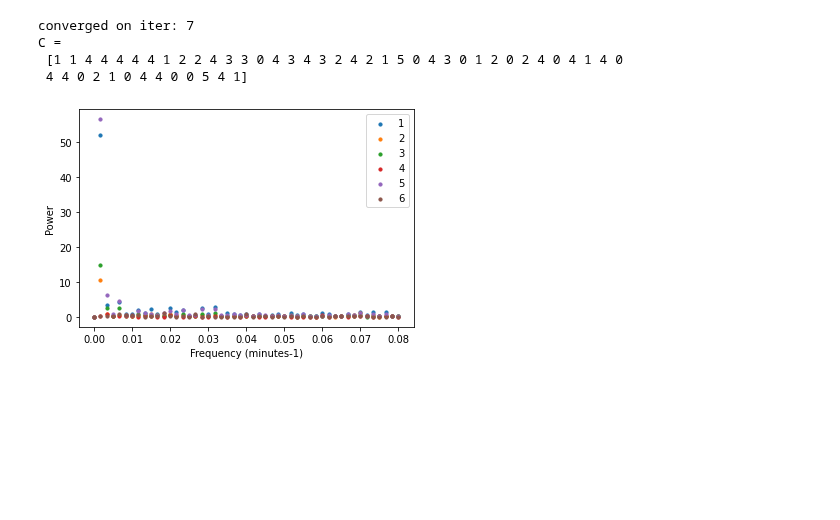
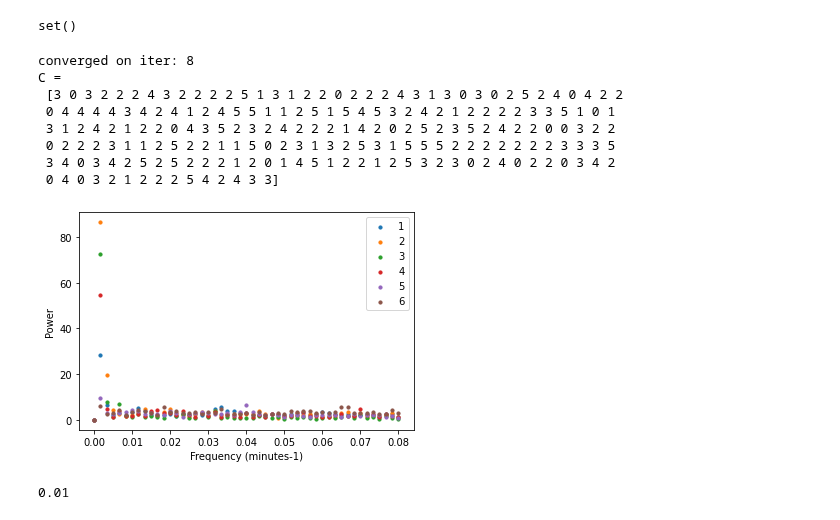
Before and after one commit to JohnWSteill/jlab_proj, a Jupyter notebook: Somite_Cycle_Study.ipynb, the cells around one changed output. Drawn from its saved outputs; the diff is of its cells as text; code cells hidden in the pictures; blank space fills up the shorter version.

```diff
--- a/Somite_Cycle_Study.ipynb
+++ b/Somite_Cycle_Study.ipynb
@@ -139,0 +119,13 @@ s814_pd_array = np.array([i[1] for i in s814_pd])
+# %%
+s814_adata = sc.read("data/sub_0814_miRNA.ec.tab").T
+
+s814_adata.obs['time'] = get_s814_time(s814_adata.obs.index)
+
+s800_adata = sc.read("data/s800.tab").T
+
+s800_adata.obs['time'] = get_s800_time(s800_adata.obs.index)
+
+s814_adata,s814_top = preprocessing(s814_adata,n_expressed=50)
+s800_adata,s800_top = preprocessing(s800_adata)
+
+s814_clodis_gene,s814_pd,s814_pd_array = get_mutual_periodgram_genes(s814_top, 'hsa-miR-10a-5p', s800_top)
@@ -271,0 +207,18 @@ Trying to set attribute `.obs` of view, copying.
+# %%
+s745_adata = sc.read("data/sub_0745_miRNA.ec.tab").T
+
+
+s745_adata_first_run = s745_adata[::2]
+s745_adata_second_run = s745_adata[1::2]
+
+s745_adata_first_run.obs['time'] = get_s745_time(s745_adata.obs.index[::2])
+s745_adata_second_run.obs['time'] = get_s745_time(s745_adata.obs.index[1::2])
+
+drop_description("data/sub_0743.genes.no_mt.tpm.rescale.tab", "data/s743.tab")
+s743_adata = sc.read("data/s743.tab").T
+
+s743_adata.obs['time'] = get_s745_time(s743_adata.obs.index)
+
+s745_1_adata,s745_1_top = preprocessing(s745_adata_first_run)
+s745_2_adata,s745_2_top = preprocessing(s745_adata_second_run)
+s743_adata,s743_top = preprocessing(s743_adata)
@@ -271,0 +228,6 @@ Trying to set attribute `.obs` of view, copying.
+# %%
+s745_1_clodis_gene,s745_pd_first_run,s745_pd_array_first_run = get_mutual_periodgram_genes(
+    s745_1_top, 'hsa-miR-10a-5p', s743_top
+)
+
+print(s745_1_clodis_gene)
@@ -272,26 +276,38 @@ Trying to set attribute `.obs` of view, copying.
+# %%
+#none of them are defined target for hsa-miR-10a-5p based on miRDA database
+
+set(s745_2_clodis_gene.index)&set(s745_1_clodis_gene.index)&set(s814_clodis_gene.index)
+# %% [output]
+set()
 # %%
 K = 6
-C, centroids = k_means_from_pd_data(s745_pd_array_first,K)
+C, centroids = k_means_from_pd_data(s745_pd_array_first_run,K)
 
 print('C = \n', C)
 # %% [output]
-converged on iter: 7
+converged on iter: 8
 C =
- [1 1 4 4 4 4 4 1 2 2 4 3 3 0 4 3 4 3 2 4 2 1 5 0 4 3 0 1 2 0 2 4 0 4 1 4 0
- 4 4 0 2 1 0 4 4 0 0 5 4 1]
+ [3 0 3 2 2 2 4 3 2 2 2 2 5 1 3 1 2 2 0 2 2 2 4 3 1 3 0 3 0 2 5 2 4 0 4 2 2
+ 0 4 4 4 4 3 4 2 4 1 2 4 5 5 1 1 2 5 1 5 4 5 3 2 4 2 1 2 2 2 2 3 3 5 1 0 1
+ 3 1 2 4 2 1 2 2 0 4 3 5 2 3 2 4 2 2 2 1 4 2 0 2 5 2 3 5 2 4 2 2 0 0 3 2 2
+ 0 2 2 2 3 1 1 2 5 2 2 1 1 5 0 2 3 1 3 2 5 3 1 5 5 5 2 2 2 2 2 2 2 3 3 3 5
+ 3 4 0 3 4 2 5 2 5 2 2 2 1 2 0 1 4 5 1 2 2 1 2 5 3 2 3 0 2 4 0 2 2 0 3 4 2
+ 0 4 0 3 2 1 2 2 2 5 4 2 4 3 3]
 # %%
 fig = plt.figure()
 ax1 = fig.add_subplot(111)
 
 for i in range(K):
     ax1.scatter(s745_pd_first_run[0][0]/6.25,centroids[i], s=10, label=i+1)
 
 
 
 plt.xlabel('Frequency (minutes-1)')
 plt.ylabel('Power')
 
 plt.legend();
 plt.show();
+1/(12.5 * 8 )
 # %% [output]
-[figure, old version]
+[figure, new version]
+0.01
```
Also changed, not shown: parts of 18 cells of this notebook.
